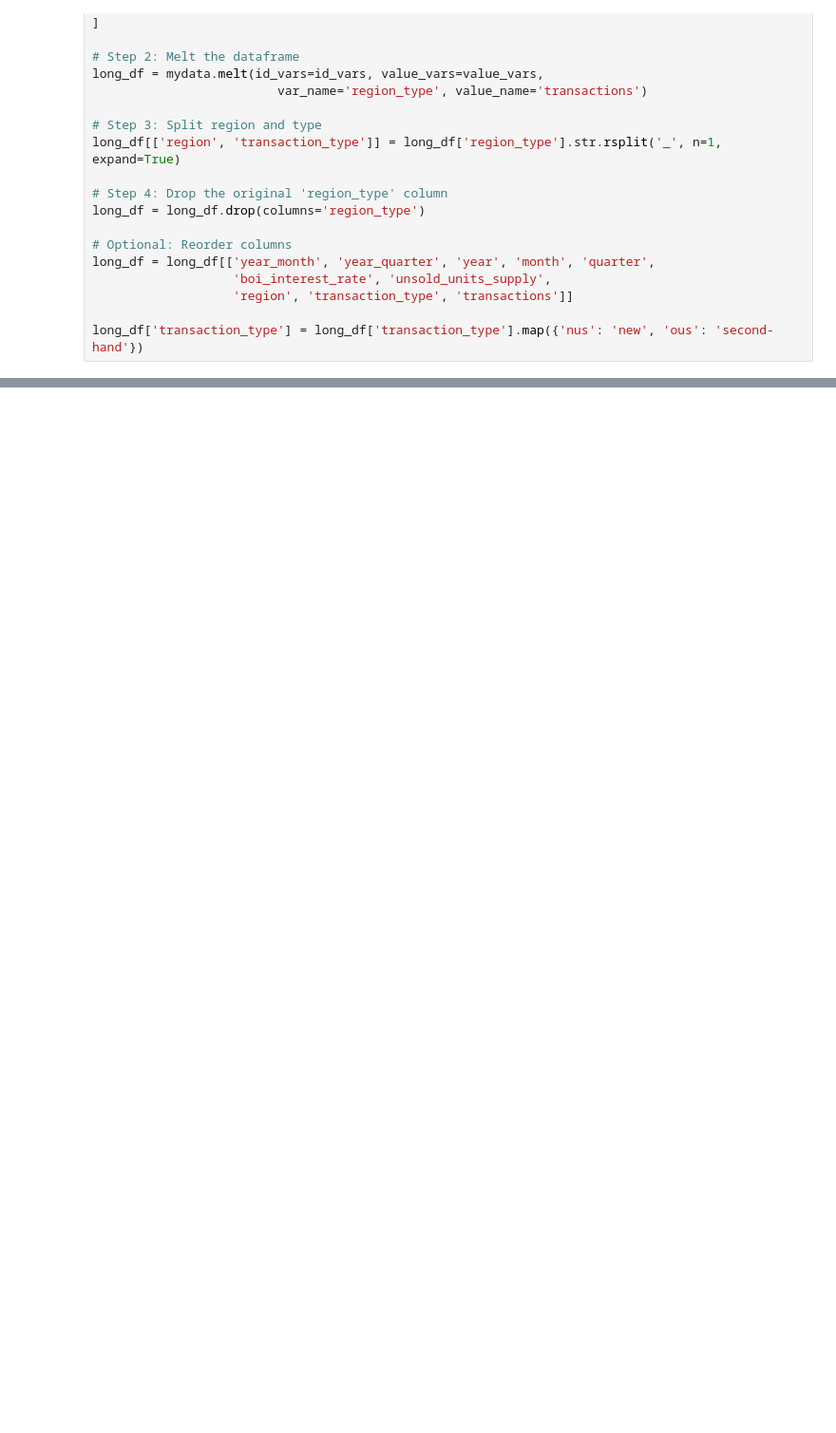
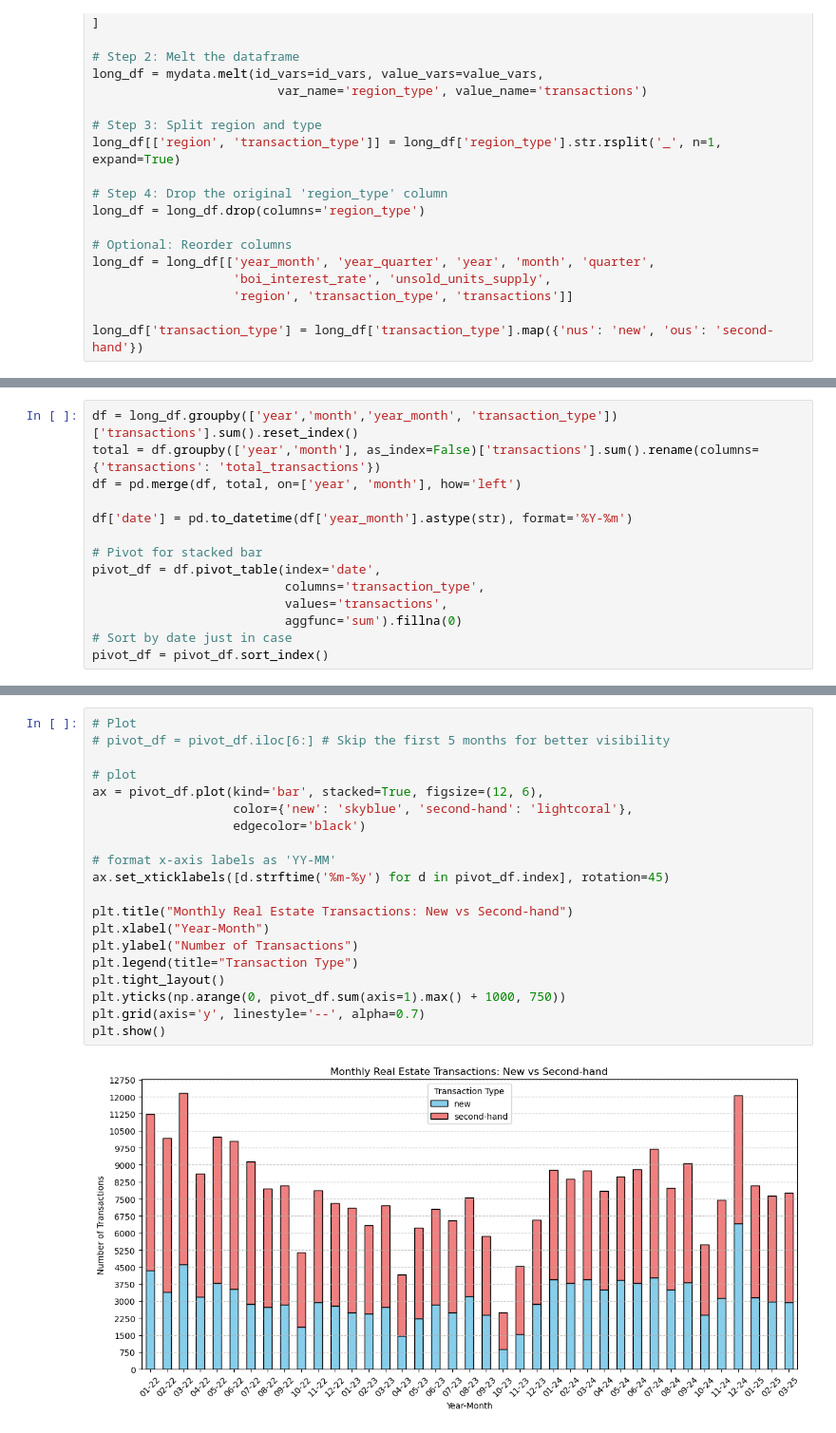
Before and after one commit to Saarp84/portfolio, a Jupyter notebook: Nadlan/nadlaning.ipynb, the cells around one changed output, grey strips where cells are left out. Shown: that part at 95% size. Saved outputs shown, nothing was run; the diff lists cells and outputs as text; blank space fills up the shorter version.

```diff
--- a/Nadlan/nadlaning.ipynb
+++ b/Nadlan/nadlaning.ipynb
@@ -432,0 +435,14 @@ plot_monthly_rose2(long_df, region='all', title = 'תרשים 2: עסקאות נ
+# %%
+df = long_df.groupby(['year','month','year_month', 'transaction_type'])['transactions'].sum().reset_index()
+total = df.groupby(['year','month'], as_index=False)['transactions'].sum().rename(columns={'transactions': 'total_transactions'})
+df = pd.merge(df, total, on=['year', 'month'], how='left')
+
+df['date'] = pd.to_datetime(df['year_month'].astype(str), format='%Y-%m')
+
+# Pivot for stacked bar
+pivot_df = df.pivot_table(index='date',
+                          columns='transaction_type',
+                          values='transactions',
+                          aggfunc='sum').fillna(0)
+# Sort by date just in case
+pivot_df = pivot_df.sort_index()
@@ -432,0 +495,22 @@ plot_monthly_rose2(long_df, region='all', title = 'תרשים 2: עסקאות נ
+# %%
+# Plot
+# pivot_df = pivot_df.iloc[6:] # Skip the first 5 months for better visibility
+
+# plot
+ax = pivot_df.plot(kind='bar', stacked=True, figsize=(12, 6),
+                   color={'new': 'skyblue', 'second-hand': 'lightcoral'},
+                   edgecolor='black')
+
+# format x-axis labels as 'YY-MM'
+ax.set_xticklabels([d.strftime('%m-%y') for d in pivot_df.index], rotation=45)
+
+plt.title("Monthly Real Estate Transactions: New vs Second-hand")
+plt.xlabel("Year-Month")
+plt.ylabel("Number of Transactions")
+plt.legend(title="Transaction Type")
+plt.tight_layout()
+plt.yticks(np.arange(0, pivot_df.sum(axis=1).max() + 1000, 750))
+plt.grid(axis='y', linestyle='--', alpha=0.7)
+plt.show()
+# %% [output]
+[figure, added]
```
Also changed, not shown: parts of 6 cells of this notebook.
